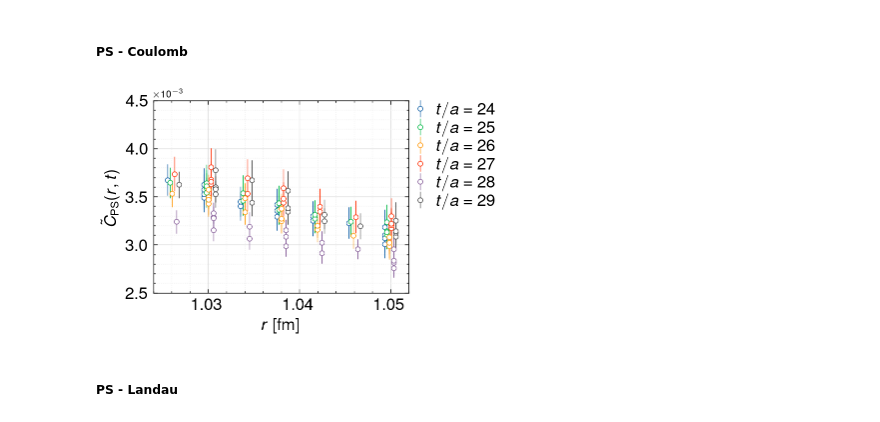
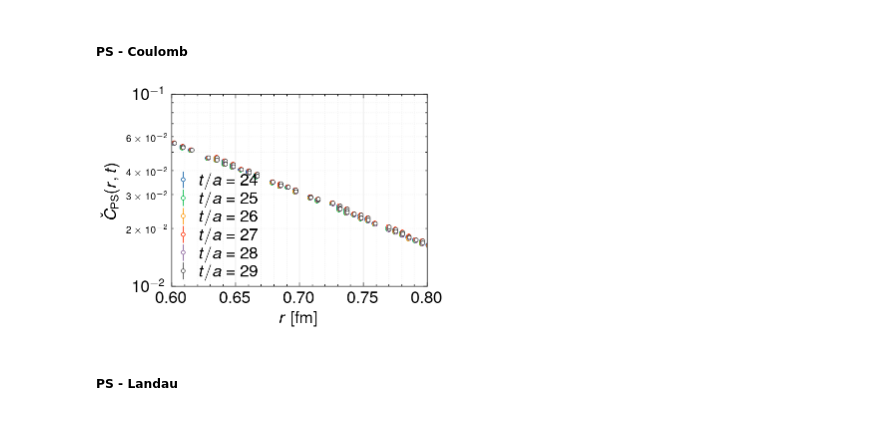
Before and after one commit to tinikov/lqcd, a Jupyter notebook: ccbar:analysis/4pt-analysis.ipynb, the cells around one changed output. Saved outputs shown, nothing was run; the diff lists cells and outputs as text; code cells hidden in the pictures.

```diff
--- a/ccbar:analysis/4pt-analysis.ipynb
+++ b/ccbar:analysis/4pt-analysis.ipynb
@@ -353,41 +357,43 @@ trange = np.arange(24, 30, 1)
 for i in trange:
     re_i = i - trange[0]
     t_all = trange[-1] - trange[0]
     ax.errorbar(
         ps_c[i][:, 0] * a + 0.00025 * (re_i - np.ceil(t_all / 2)),
         ps_c[i][:, 1] / np.float64(ps_c[i][0][1]),
         ps_c[i][:, 2] / np.float64(ps_c[i][0][1]),
         label=r"$t/a=\ $" + str(i).rjust(2, "0"),
         **errbar_plot_style
     )
 
 ax.legend(**legend_style)
 
 # Set grid (reserved)
 ax.grid(which="major", color="#DDDDDD", linewidth=0.5)
 ax.grid(which="minor", color="#EEEEEE", linestyle=":", linewidth=0.5)
 
 ax.set_xlabel(r"$r\ [{\rm fm}]$", fontsize=12)
 # ax.xaxis.set_major_locator(ticker.MultipleLocator(0.005))
-ax.set_xlim(1.024, 1.052)
+ax.set_xlim(0.6, 0.8)
 
-ax.set_ylabel(r"$\tilde{C}_{\rm PS}(r,t)$", fontsize=12)
+ax.set_ylabel(r"$\check{C}_{\rm PS}(r,t)$", fontsize=12)
 # ax.yaxis.set_major_locator(ticker.MultipleLocator(0.001))
-ax.set_ylim(0.0025, 0.0045)
+# ax.set_ylim(0.0025, 0.0045)
+ax.set_yscale("log")
+ax.set_ylim(1e-2, 1e-1)
 
 ax.tick_params(labelsize=12)
 
-formatter = ticker.ScalarFormatter(useMathText=True)
-formatter.set_scientific(True)  # 启用科学计数法
-formatter.set_powerlimits((-1, 1))  # 强制使用科学计数法的范围
+# formatter = ticker.ScalarFormatter(useMathText=True)
+# formatter.set_scientific(True)  # 启用科学计数法
+# formatter.set_powerlimits((-1, 1))  # 强制使用科学计数法的范围
 
-ax.yaxis.set_major_formatter(formatter)
+# ax.yaxis.set_major_formatter(formatter)
 
 fig.savefig(f"{corrfig_root}/Coulomb/4ptcorr-closeview(article).eps", format="eps", dpi=600)
 plt.show()
 plt.close()
 # %% [output]
-[figure, old version]
+[figure, new version]
 # %% [markdown]
 ##### PS - Landau
 # %%
```
Also changed, not shown: parts of 21 cells of this notebook, 1 other file.
